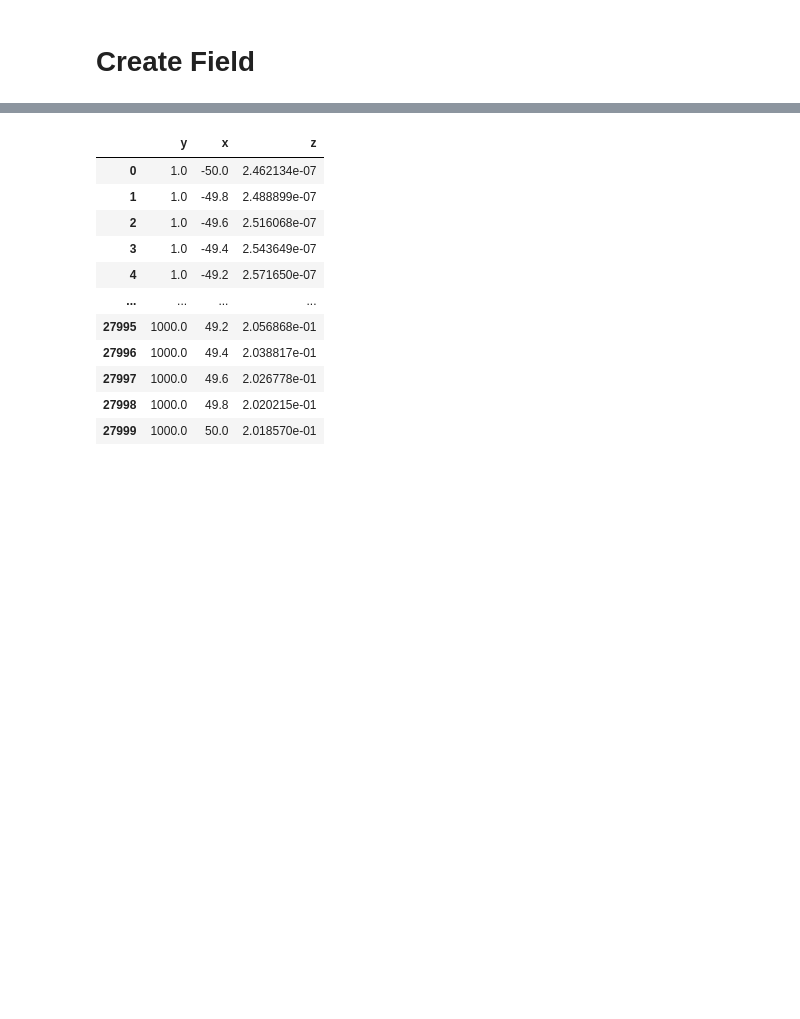
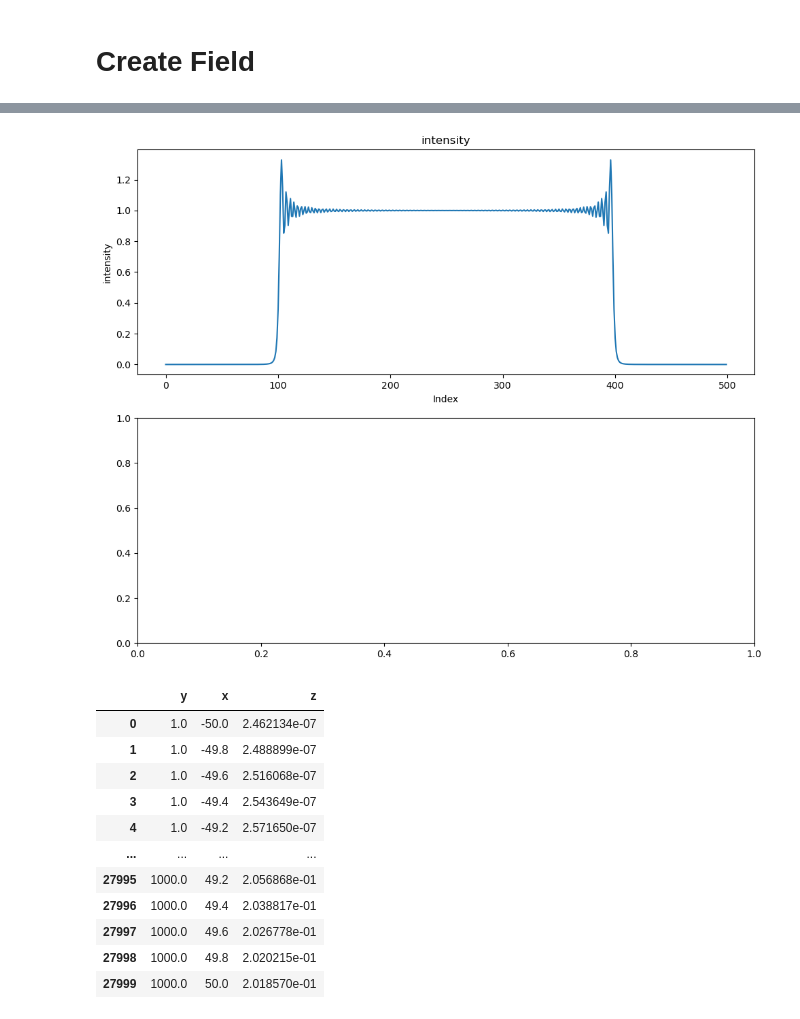
Before and after one commit to fredericosantos/light-particle-experiment, a Jupyter notebook: diffractio_1slit.ipynb, the cells around one changed output, grey strips where cells are left out. Cells and saved outputs as stored; diff of their text form; code cells hidden in the pictures; blank space fills up the shorter version.

```diff
--- a/diffractio_1slit.ipynb
+++ b/diffractio_1slit.ipynb
@@ -80,11 +81,18 @@ u1 = u0 * t0
 # %% [markdown]
 # Create Field
 # %%
+intensities = {}
 AMPLIFICATION = 1
 # Propagation a certain distance and draw
-for z in tqdm([1, 4.1, 10, 25, 100, 250, 500, 1_000, 3_000]):
+for z in tqdm([1, 10, 100, 250, 500, 1_000, 2000, 3_000]):
     u = u1.RS(
         z=z * um, new_field=True, verbose=True, amplification=AMPLIFICATION
     )
-    u.draw(kind="intensity")
+    # u.draw(kind="intensity")
+    intensities[z] = np.abs(u1.RS(
+        z=z * um, matrix=True, verbose=True, amplification=AMPLIFICATION
+    )) ** 2
+    # save pickle file intensitiy_z
+    with open(f"intensity_{z}.pkl", "wb") as f:
+        pickle.dump(intensities, f)
 # %% [output]
@@ -109,3 +115,17 @@ Good result: factor 5522.14
+# %%
+# Create subplots
+fig, axs = plt.subplots(2, 1, figsize=(10, 8))
+
+# Magnitude plot
+axs[0].plot(intensities[1])
+axs[0].set_title('intensity')
+axs[0].set_xlabel('Index')
+axs[0].set_ylabel('intensity')
+
+plt.tight_layout()
+plt.show()
+# %% [output]
+[figure, added]
 # %%
 def get_RS(u1, um, threshold, close_step, far_step, max_z):
     z_distances = []
```
Also changed, not shown: parts of 2 cells of this notebook, 11 other files.
